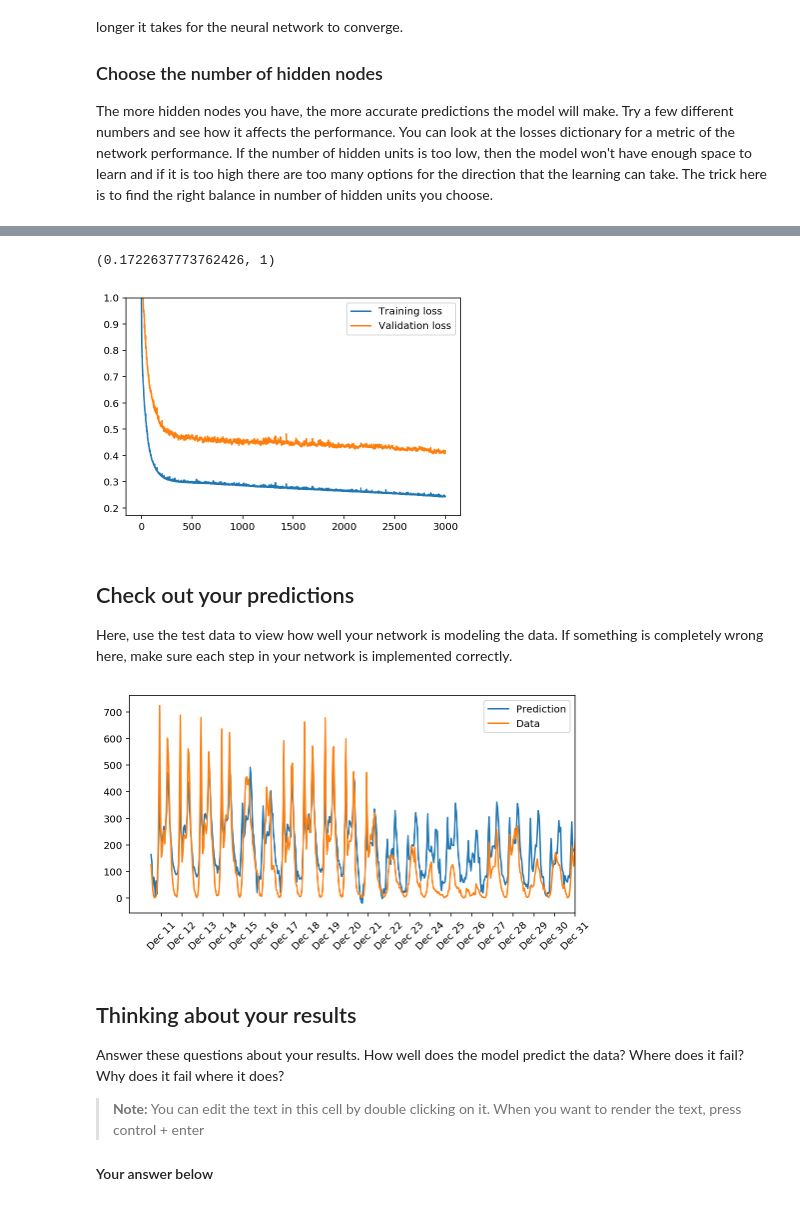
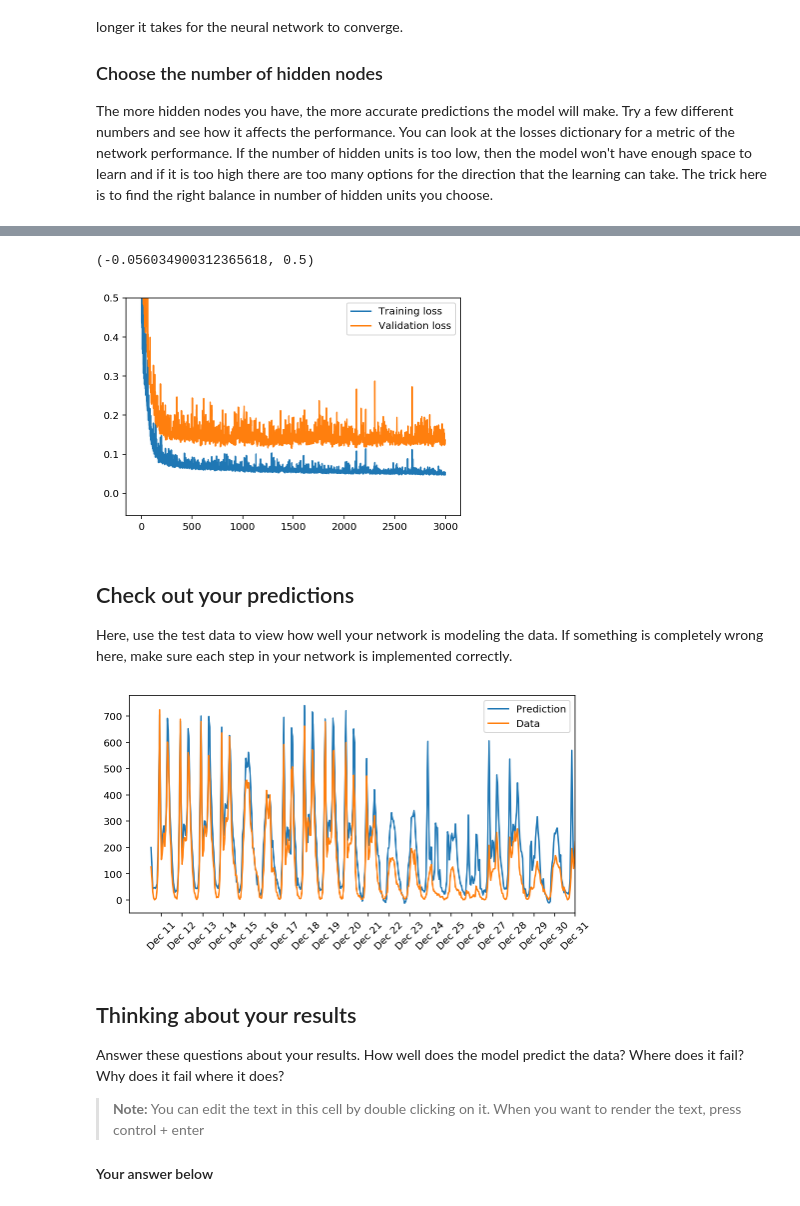
Before and after one commit to usmcamp0811/DeepLearning_NanoDegree_Projects, a Jupyter notebook: Project_1/dlnd-your-first-neural-network.ipynb, the cells around one changed output, grey strips where cells are left out. Saved outputs shown, nothing was run; the diff lists cells and outputs as text; code cells hidden in the pictures.

Commit message:
Fix learning rate
Forgot to change the learning rate prior to last submition

```diff
--- a/Project_1/dlnd-your-first-neural-network.ipynb
+++ b/Project_1/dlnd-your-first-neural-network.ipynb
@@ -195,7 +195,7 @@ import sys
 
 ### Set the hyperparameters here ###
 epochs = 3000
-learning_rate = 0.001
+learning_rate = 0.1
 hidden_nodes = 24
 output_nodes = 1
 
@@ -224,11 +224,11 @@ Progress: 99.9% ... Training loss: 0.243 ... Validation loss: 0.418
 # %%
 plt.plot(losses['train'], label='Training loss')
 plt.plot(losses['validation'], label='Validation loss')
 plt.legend()
-plt.ylim(ymax=1)
+plt.ylim(ymax=0.5)
 # %% [output]
-(0.1722637773762426, 1)
+(-0.056034900312365618, 0.5)
-[figure, old version]
+[figure, new version]
 # %% [markdown]
 ## Check out your predictions
 
@@ -248,7 +248,7 @@ dates = dates.apply(lambda d: d.strftime('%b %d'))
 ax.set_xticks(np.arange(len(dates))[12::24])
 _ = ax.set_xticklabels(dates[12::24], rotation=45)
 # %% [output]
-[figure, old version]
+[figure, new version]
 # %% [markdown]
 ## Thinking about your results
 
```
Also changed, not shown: parts of 1 cell of this notebook.
